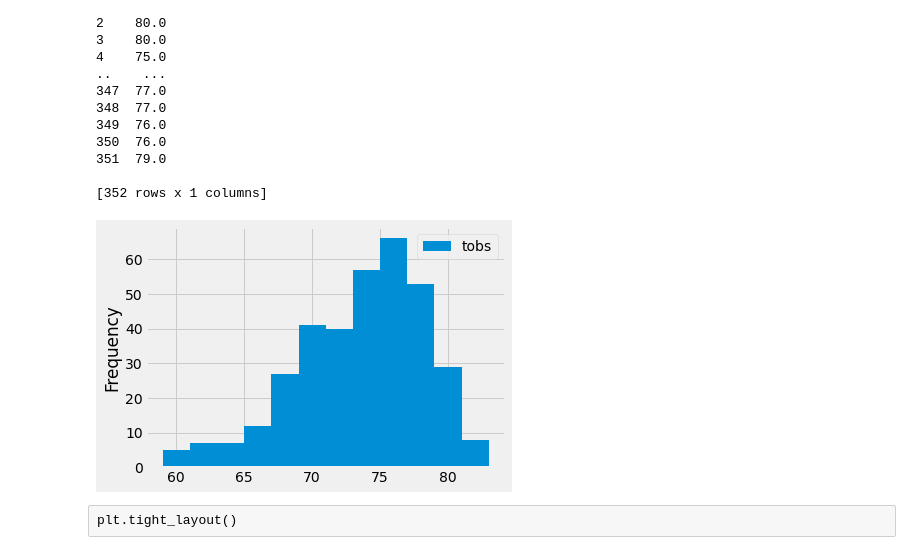
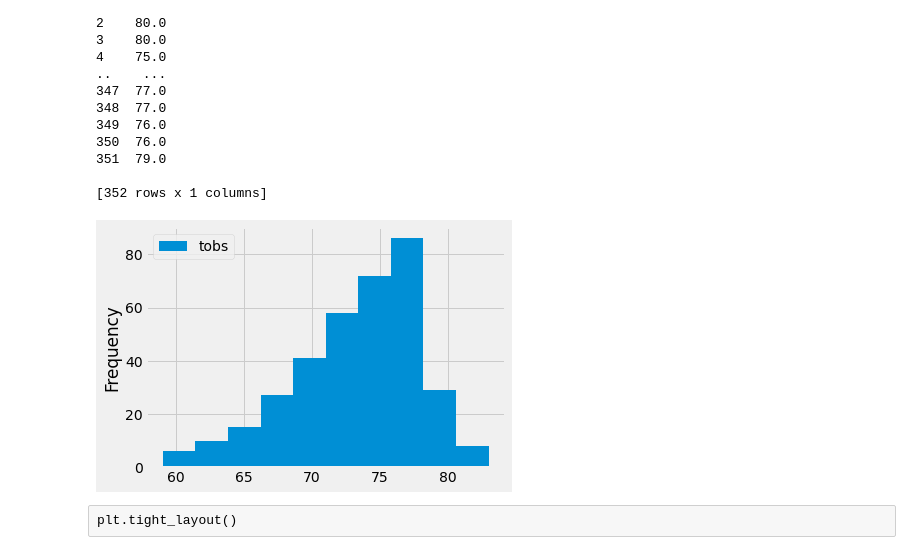
Before and after one commit to FernandoLaguna/surfs_up, a Jupyter notebook: climate_analysis.ipynb, the cells around one changed output. Cells and saved outputs as stored; diff of their text form; code cells hidden in the pictures.

```diff
--- a/climate_analysis.ipynb
+++ b/climate_analysis.ipynb
@@ -153,10 +153,10 @@ print(df)
 [352 rows x 1 columns]
 # %%
 #Plot an histogram of 12 bins
-df.plot.hist(bins=12)
+df.plot.hist(bins=10)
 plt.tight_layout()
 # %% [output]
-[figure, old version]
+[figure, new version]
 # %% [raw]
 plt.tight_layout()
 # %%
```
Also changed, not shown: 2 other files.
